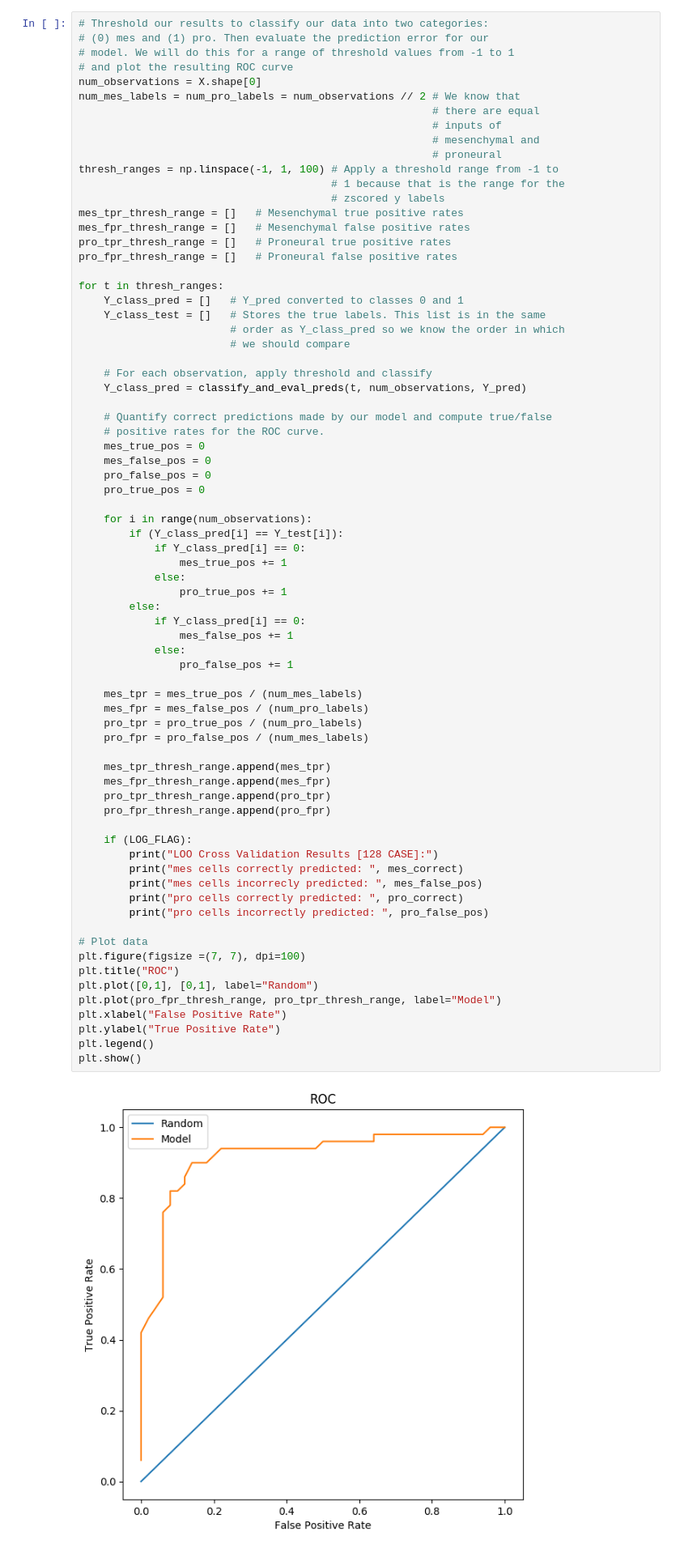
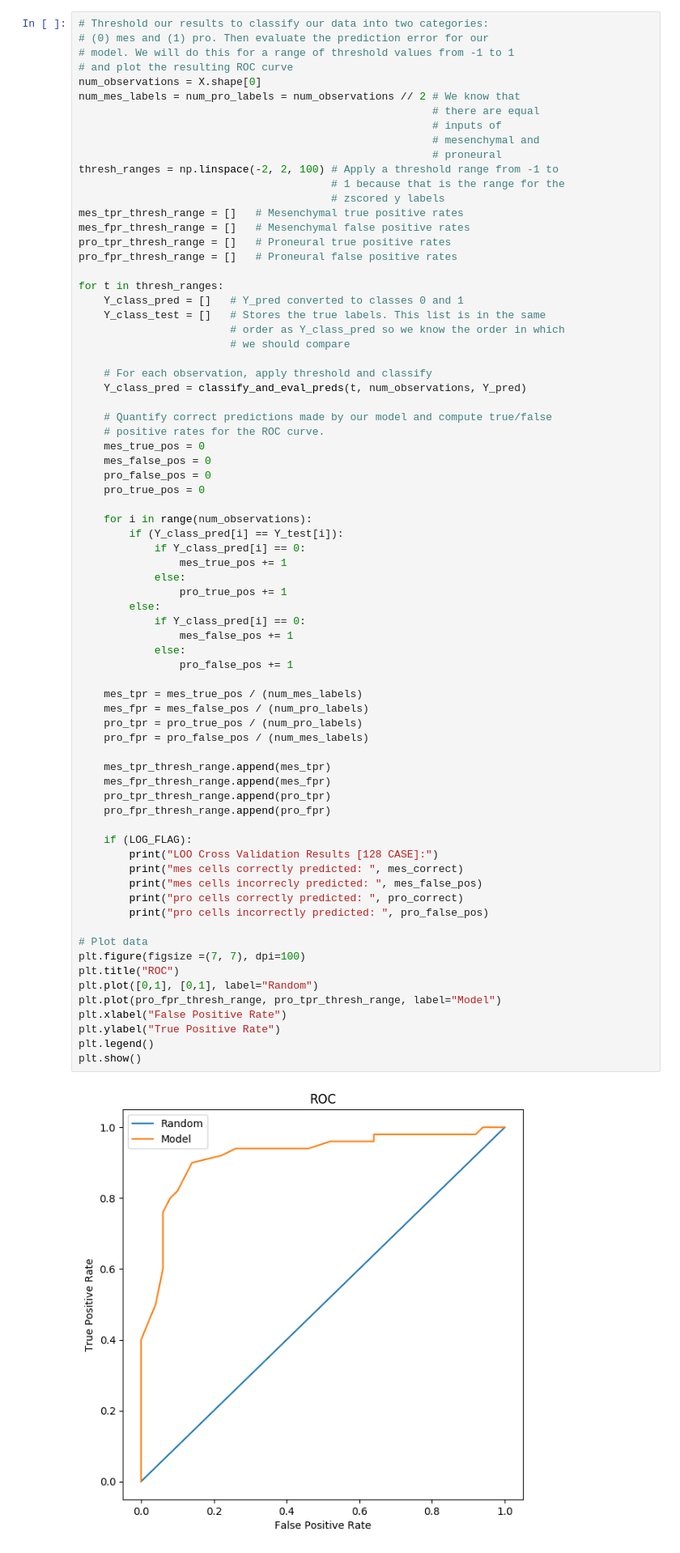
Before and after one commit to chiaramooney/ml-plsda-classification, a Jupyter notebook: PLSDA-cancer-classification-512.ipynb, the cells around one changed output. Shown: that part at 81% size. Drawn from its saved outputs; the diff is of its cells as text.

Commit message:
Adjust AUC threshold range

```diff
--- a/PLSDA-cancer-classification-512.ipynb
+++ b/PLSDA-cancer-classification-512.ipynb
@@ -221,7 +221,7 @@ num_mes_labels = num_pro_labels = num_observations // 2 # We know that
                                                         # inputs of
                                                         # mesenchymal and
                                                         # proneural
-thresh_ranges = np.linspace(-1, 1, 100) # Apply a threshold range from -1 to
+thresh_ranges = np.linspace(-2, 2, 100) # Apply a threshold range from -1 to
                                         # 1 because that is the range for the
                                         # zscored y labels
 mes_tpr_thresh_range = []   # Mesenchymal true positive rates
@@ -257,34 +257,34 @@ for t in thresh_ranges:
             else:
                 pro_false_pos += 1
 
     mes_tpr = mes_true_pos / (num_mes_labels)
     mes_fpr = mes_false_pos / (num_pro_labels)
     pro_tpr = pro_true_pos / (num_pro_labels)
     pro_fpr = pro_false_pos / (num_mes_labels)
 
     mes_tpr_thresh_range.append(mes_tpr)
     mes_fpr_thresh_range.append(mes_fpr)
     pro_tpr_thresh_range.append(pro_tpr)
     pro_fpr_thresh_range.append(pro_fpr)
 
     if (LOG_FLAG):
         print("LOO Cross Validation Results [128 CASE]:")
         print("mes cells correctly predicted: ", mes_correct)
         print("mes cells incorrecly predicted: ", mes_false_pos)
         print("pro cells correctly predicted: ", pro_correct)
         print("pro cells incorrectly predicted: ", pro_false_pos)
 
 # Plot data
 plt.figure(figsize =(7, 7), dpi=100)
 plt.title("ROC")
 plt.plot([0,1], [0,1], label="Random")
 plt.plot(pro_fpr_thresh_range, pro_tpr_thresh_range, label="Model")
 plt.xlabel("False Positive Rate")
 plt.ylabel("True Positive Rate")
 plt.legend()
 plt.show()
 # %% [output]
-[figure, old version]
+[figure, new version]
 # %% [markdown]
 ### K-Fold Crossvalidation
 
```
Also changed, not shown: parts of 1 cell of this notebook, 1 other file.
